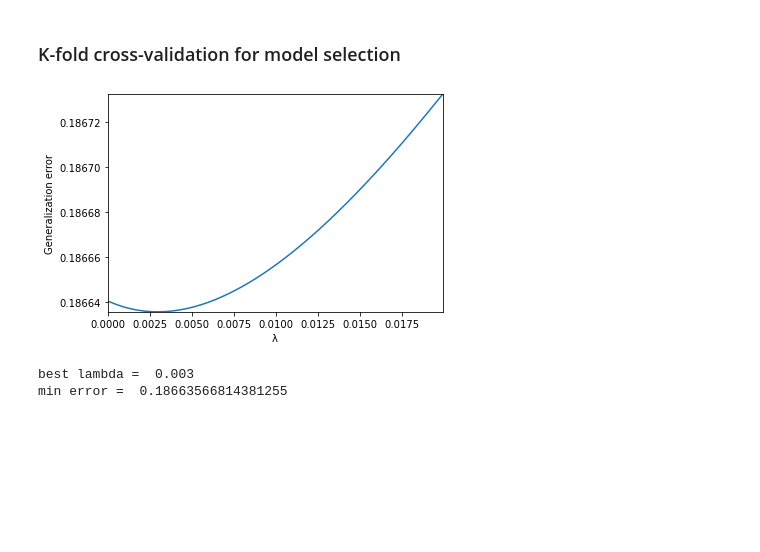
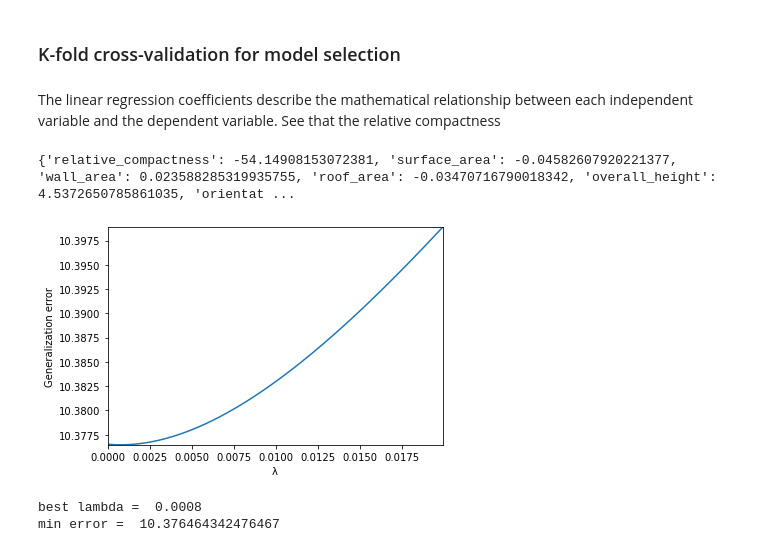
Before and after one commit to barlaug/ML_Builiding_Energy_Efficiency, a Jupyter notebook: Part 2/linearRegression.ipynb, the cells around one changed output. Cells and saved outputs as stored; diff of their text form; code cells hidden in the pictures; blank space fills up the shorter version.

Commit message:
Linear Regression update

```diff
--- a/Part 2/linearRegression.ipynb
+++ b/Part 2/linearRegression.ipynb
@@ -15,7 +15,7 @@ from sklearn.linear_model import Ridge
 from sklearn.metrics import mean_squared_error
 # %%
 
-#loading the data
+#Loading the data
 filename = 'data/ENB2012_data.csv'
 df = pd.read_csv(filename)
 
@@ -24,5 +24,5 @@ raw_data = df.values
 X = raw_data[:,:8]
 attributeNames = np.asarray(df.columns[:8])
 
-#Extracting the class labels (cooling load)
-classLabels = raw_data[:,-1]
+#Extracting the target (cooling load)
+y = raw_data[:,-1]
@@ -46,26 +29,16 @@ classNames = np.unique(discrete_CL)
 # %%
-#Set target and data
-
-#making a dictionary in order to assign each classlabel a unique number
-classDict = {"1": 3, "2": 2, "3": 1, "4": 0}
-
-#target vector y
-y = np.array([classDict[cl] for cl in discrete_CL])
-
 #Scaling the data (mean = 0, std = 1)
 Y = StandardScaler().fit_transform(X)
 
-#N = data objects, M = attributes, C = number of classes
+#N = data objects, M = attributes
 N, M = Y.shape
-C = len(classNames)
 # %% [markdown]
 ### K-fold cross-validation for model selection
 # %%
 
 #Each lambda creates a new model
-#lambdas = np.power(10.,range(-8,3))
-lambdas2 = np.arange(0.0001,0.02,0.0001)
-S = len(lambdas2)
+lambdas = np.arange(0.0001,0.02,0.0001)
+S = len(lambdas)
 
 # K=10 fold cross-validation
 K = 10
@@ -84,7 +57,7 @@ for train_index, test_index in CV.split(Y):
 
     for i in range(S):
 
-        ridge = Ridge(lambdas2[i])
+        ridge = Ridge(lambdas[i])
         ridge.fit(X_train,y_train)
 
 
@@ -95,23 +68,35 @@ for train_index, test_index in CV.split(Y):
 
 
     k+=1
-
-#print(Error_test)
+# %% [markdown]
+The linear regression coefficients describe the mathematical relationship between each independent variable and the dependent variable. See that the relative compactness
+# %%
+#Ridge coefficients
+coeff = {}
+attributes = ['relative_compactness', 'surface_area', 'wall_area', 'roof_area', 'overall_height', 'orientation', 'glazing_area', 'glazing_area_distribution']
+
+c = ridge.coef_
+
+for i in range(len(attributes)):
+    coeff[attributes[i]] = c[i]
+print(coeff)
+# %% [output]
+{'relative_compactness': -54.14908153072381, 'surface_area': -0.04582607920221377, 'wall_area': 0.023588285319935755, 'roof_area': -0.03470716790018342, 'overall_height': 4.5372650785861035, 'orientat ...
 # %%
 #Plotting the generalization error as a function of lambda:
 
 f = figure()
-plot(lambdas2, Error_test.mean(1))
+plot(lambdas, Error_test.mean(1))
 xlabel('λ')
-xlim(0,np.max(lambdas2))
+xlim(0,np.max(lambdas))
 ylim(np.min(Error_test.mean(1)),np.max(Error_test.mean(1)))
 ylabel('Generalization error')
 
 show()
 
-print( "best lambda = ", lambdas2[np.argmin(Error_test.mean(1))] )
+print( "best lambda = ", lambdas[np.argmin(Error_test.mean(1))] )
 print( "min error = ", np.min(Error_test.mean(1)) )
 # %% [output]
-[figure, old version]
+[figure, new version]
-best lambda =  0.003
-min error =  0.18663566814381255
+best lambda =  0.0008
+min error =  10.376464342476467
```
Also changed, not shown: parts of 4 cells of this notebook.
